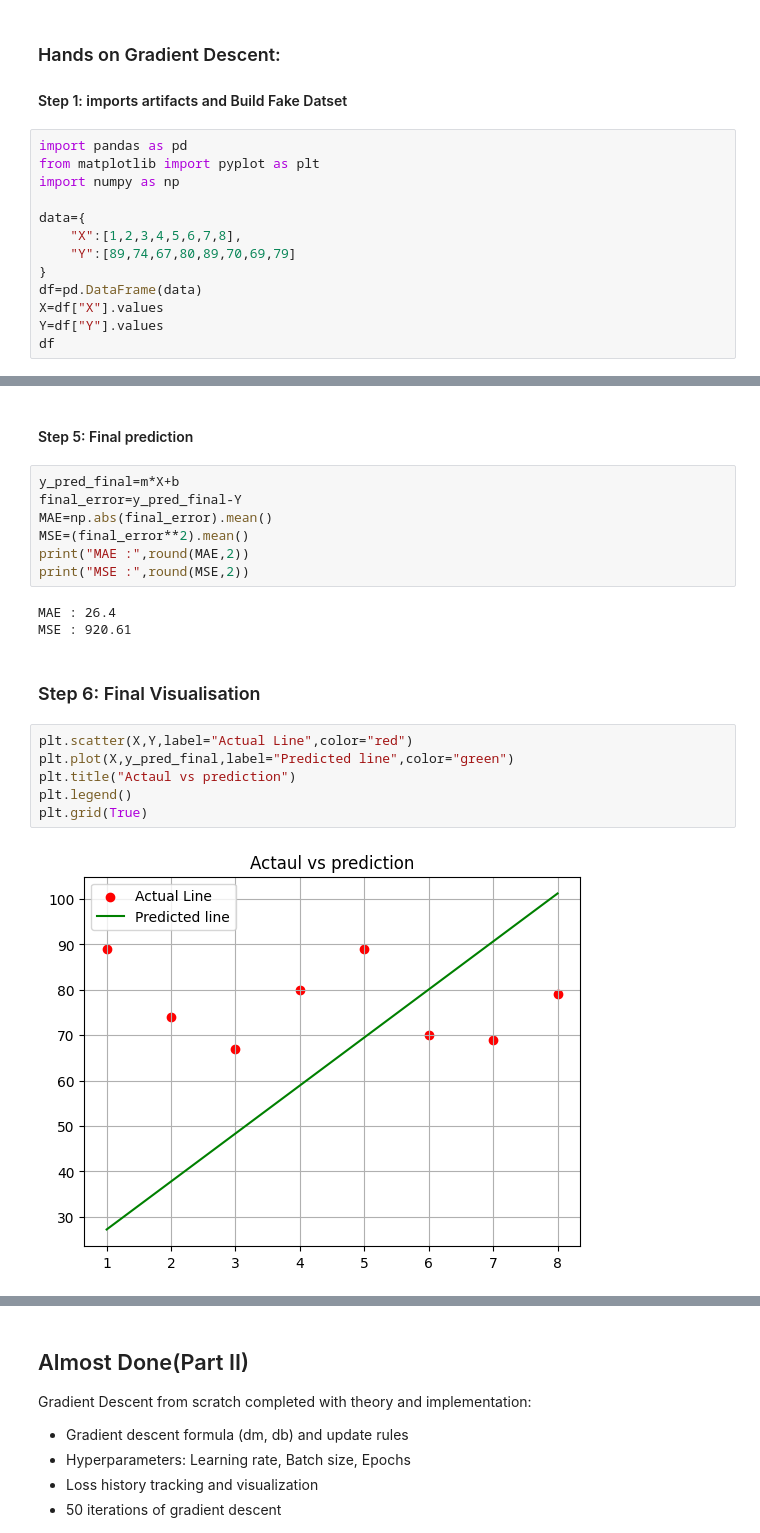
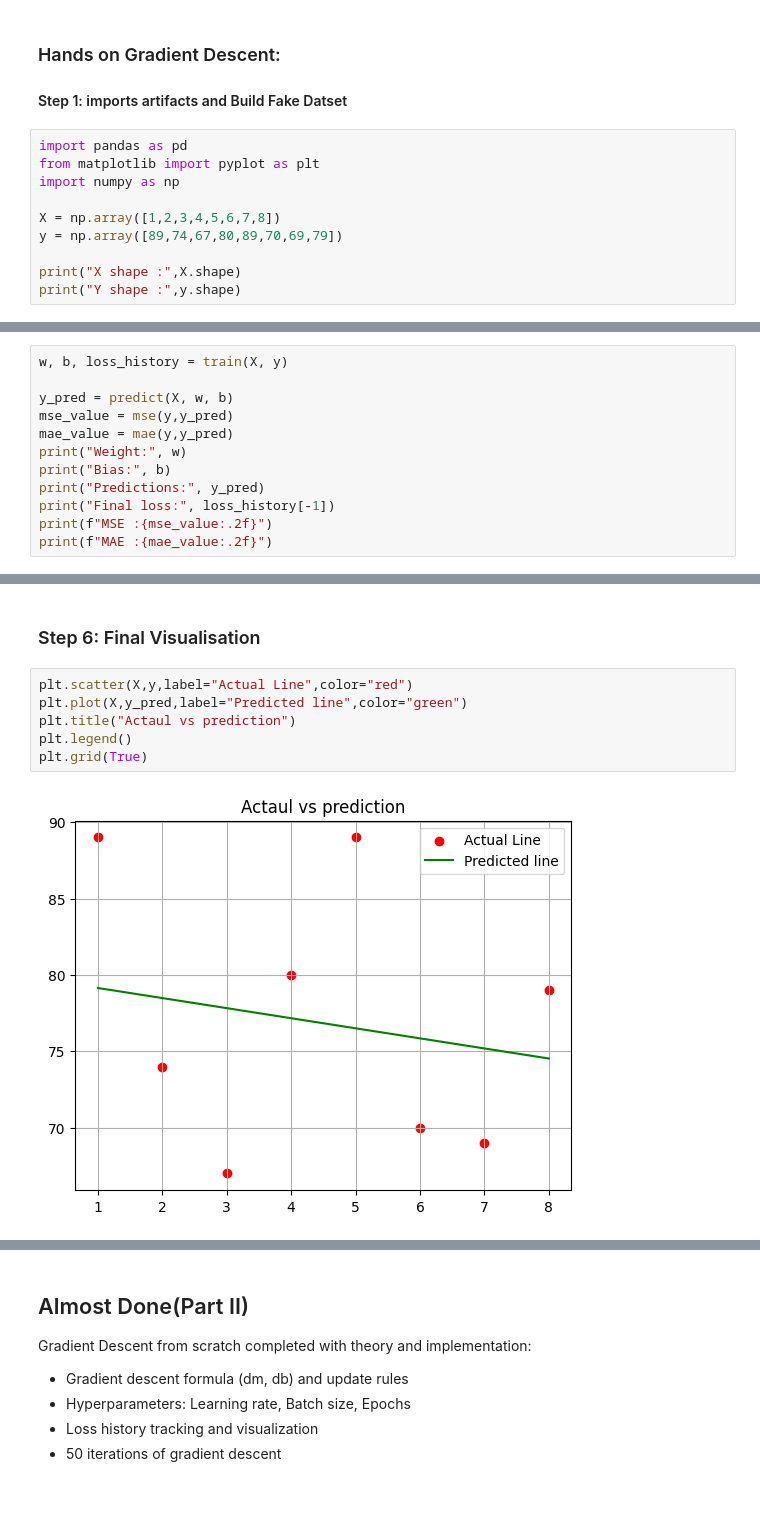
Before and after one commit to ather-ops/Supervised-ML-from-scratch, a Jupyter notebook: linear-regression/Linear -regression-part-II.ipynb, the cells around one changed output, grey strips where cells are left out. Saved outputs shown, nothing was run; the diff lists cells and outputs as text; blank space fills up the shorter version.

```diff
--- a/linear-regression/Linear -regression-part-II.ipynb
+++ b/linear-regression/Linear -regression-part-II.ipynb
@@ -108,12 +108,9 @@ import pandas as pd
 from matplotlib import pyplot as plt
 import numpy as np
 
-data={
-    "X":[1,2,3,4,5,6,7,8],
-    "Y":[89,74,67,80,89,70,69,79]
-}
-df=pd.DataFrame(data)
-X=df["X"].values
-Y=df["Y"].values
-df
+X = np.array([1,2,3,4,5,6,7,8])
+y = np.array([89,74,67,80,89,70,69,79])
+
+print("X shape :",X.shape)
+print("Y shape :",y.shape)
 # %% [output]
@@ -171,0 +172,12 @@ step 49 : loss :927.51 , m :10.58 and b :16.64
+# %%
+w, b, loss_history = train(X, y)
+
+y_pred = predict(X, w, b)
+mse_value = mse(y,y_pred)
+mae_value = mae(y,y_pred)
+print("Weight:", w)
+print("Bias:", b)
+print("Predictions:", y_pred)
+print("Final loss:", loss_history[-1])
+print(f"MSE :{mse_value:.2f}")
+print(f"MAE :{mae_value:.2f}")
@@ -182,22 +214,10 @@ plt.grid(True)
-# %% [markdown]
-#### Step 5: Final prediction
-# %%
-y_pred_final=m*X+b
-final_error=y_pred_final-Y
-MAE=np.abs(final_error).mean()
-MSE=(final_error**2).mean()
-print("MAE :",round(MAE,2))
-print("MSE :",round(MSE,2))
-# %% [output]
-MAE : 26.4
-MSE : 920.61
 # %% [markdown]
 ### Step 6: Final Visualisation
 # %%
-plt.scatter(X,Y,label="Actual Line",color="red")
-plt.plot(X,y_pred_final,label="Predicted line",color="green")
+plt.scatter(X,y,label="Actual Line",color="red")
+plt.plot(X,y_pred,label="Predicted line",color="green")
 plt.title("Actaul vs prediction")
 plt.legend()
 plt.grid(True)
 # %% [output]
-[figure, old version]
+[figure, new version]
```
Also changed, not shown: parts of 12 cells of this notebook, 2 other files.
